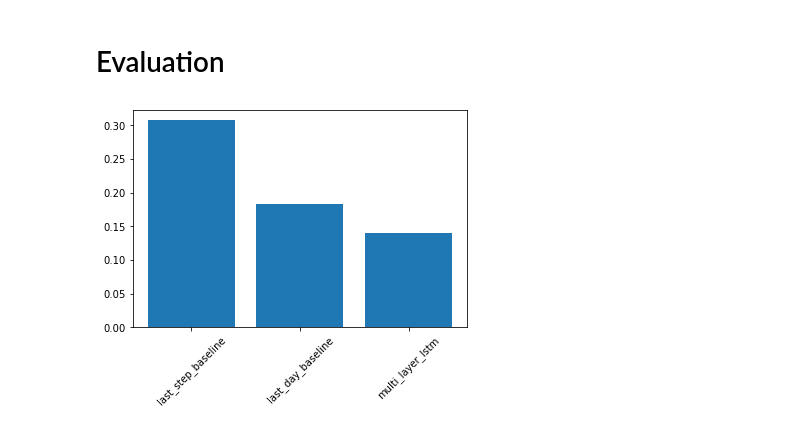
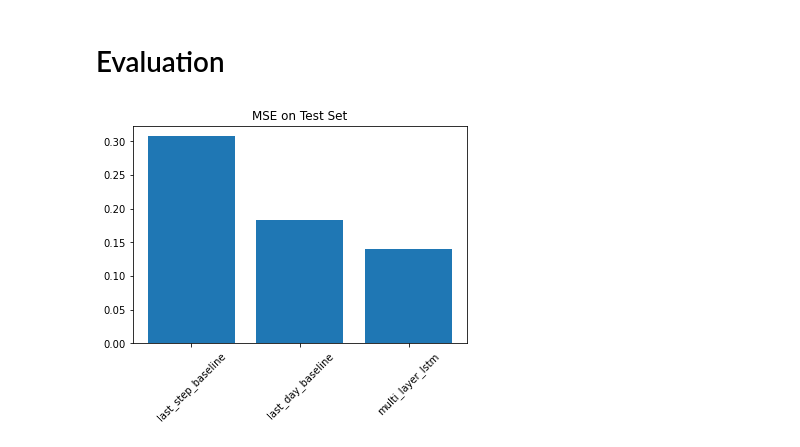
Before and after one commit to heckert/sbg-weather, a Jupyter notebook: notebooks/02-train.ipynb, the cells around one changed output. Drawn from its saved outputs; the diff is of its cells as text; code cells hidden in the pictures.

Commit message:
added title to evaluation plot

```diff
--- a/notebooks/02-train.ipynb
+++ b/notebooks/02-train.ipynb
@@ -237,11 +237,12 @@ w1.plot(model=model, rotate_examples=True)
 # %%
 models = performance.keys()
 mse = [mse for mse, mae in performance.values()]
 x = range(len(models))
 
 plt.bar(x, mse, label=models)
 plt.xticks(ticks=x, labels=performance.keys(),
            rotation=45)
+plt.title('MSE on Test Set')
 plt.show()
 # %% [output]
-[figure, old version]
+[figure, new version]
```
